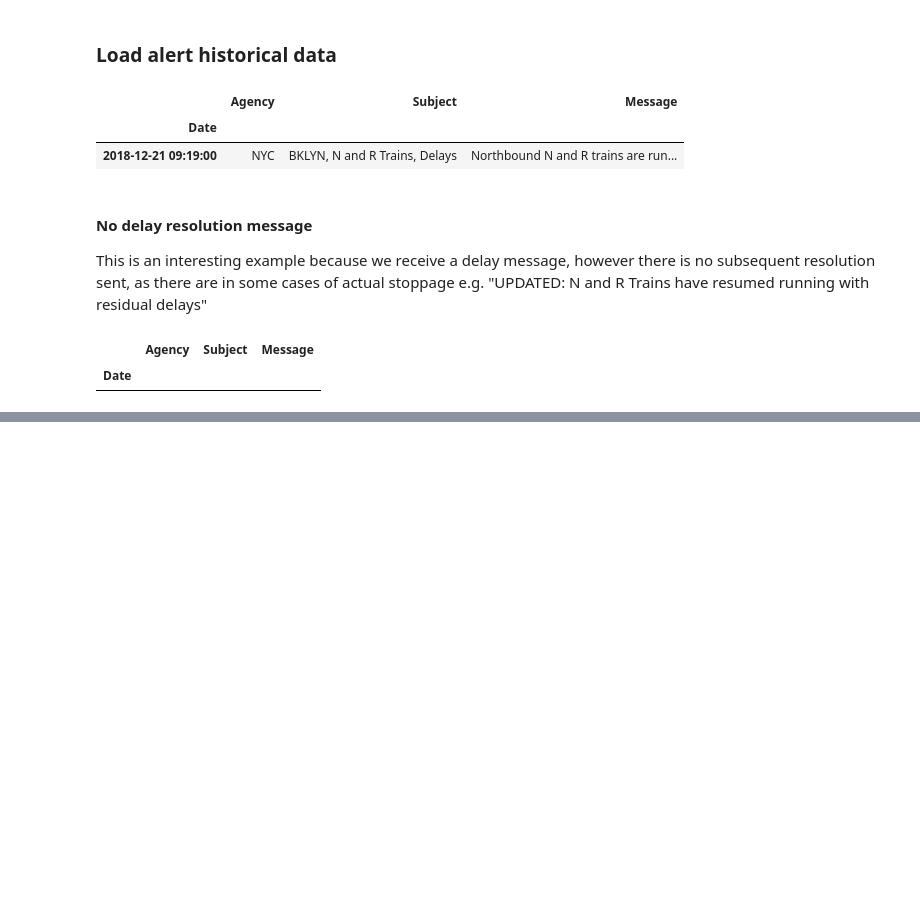
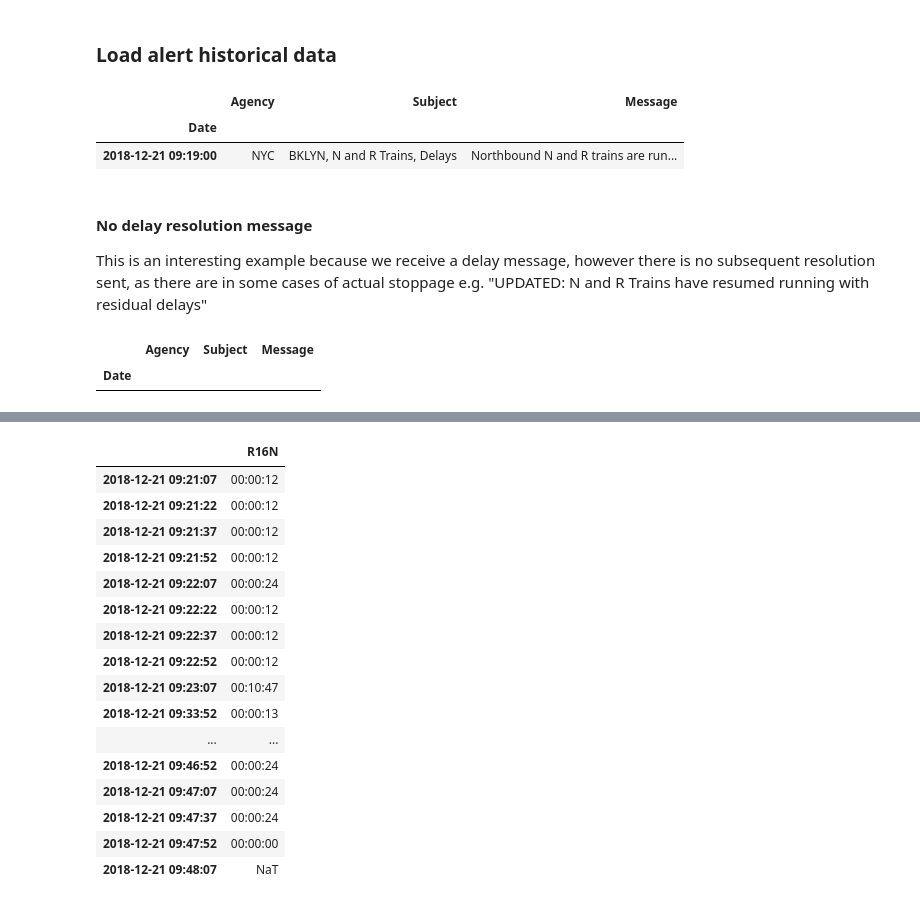
Before and after one commit to b-koopman/MTADelayPredict, a Jupyter notebook: Notebooks/DataExploration.ipynb, the cells around one changed output, grey strips where cells are left out. Drawn from its saved outputs; the diff is of its cells as text; code cells hidden in the pictures; blank space fills up the shorter version.

Commit message:
Calculate observed and scheduled time till next train

```diff
--- a/Notebooks/DataExploration.ipynb
+++ b/Notebooks/DataExploration.ipynb
@@ -248,0 +133,6 @@ header {
+# %%
+msg = gtfs_realtime_pb2.FeedMessage()
+
+with open(os.path.join(data_dir, '201812/20181221/gtfs_nqrw_20181221_091953.gtfs'),'rb') as fh:
+#with open(os.path.join(data_dir, '201812/20181221/gtfs_bdfm_20181221_091949.gtfs'),'rb') as fh:
+    msg.ParseFromString(fh.read())
@@ -248,0 +213,28 @@ header {
+# %%
+# Retrieved from: https://docs.python.org/3/library/itertools.html#itertools.groupby 4/29/2020
+from itertools import zip_longest
+
+def grouper(iterable, n, fillvalue=None):
+    "Collect data into fixed-length chunks or blocks"
+    # grouper('ABCDEFG', 3, 'x') --> ABC DEF Gxx"
+    args = [iter(iterable)] * n
+    return zip_longest(*args, fillvalue=fillvalue)
+# %%
+# There is a problem where the vehicle entites don't provide an easily discernable stop name
+# However, tfhe entities are paired up in as trip_entity  and vehicle entity
+# We can just iterate through the entities in groups of 2, and we always know what stop we are actually stopped at
+
+# TODO: Examine cases where this isn't well broken up into trip_update/vehicle pairings, maybe there are some other fun messages there
+
+def get_entities(msg):
+    for trip_entity,vehicle_entity in grouper(msg.entity, 2):
+
+        try:
+            assert trip_entity.HasField('trip_update')
+            assert vehicle_entity.HasField('vehicle')
+            assert trip_entity.trip_update.trip.trip_id == vehicle_entity.vehicle.trip.trip_id
+        except Exception:
+            print("Skipping entity pairing".format())
+            continue
+
+        yield((trip_entity, vehicle_entity))
@@ -248,0 +391,22 @@ header {
+# %%
+time_till_next_scheduled = next_scheduled_arrival_df.shift(-1) - next_scheduled_arrival_df
+# %%
+time_till_next_scheduled
+# %% [output]
+|  | R16N |
+| 2018-12-21 09:21:07 | 00:00:12 |
+| 2018-12-21 09:21:22 | 00:00:12 |
+| 2018-12-21 09:21:37 | 00:00:12 |
+| 2018-12-21 09:21:52 | 00:00:12 |
+| 2018-12-21 09:22:07 | 00:00:24 |
+| 2018-12-21 09:22:22 | 00:00:12 |
+| 2018-12-21 09:22:37 | 00:00:12 |
+| 2018-12-21 09:22:52 | 00:00:12 |
+| 2018-12-21 09:23:07 | 00:10:47 |
+| 2018-12-21 09:33:52 | 00:00:13 |
+| ... | ... |
+| 2018-12-21 09:46:52 | 00:00:24 |
+| 2018-12-21 09:47:07 | 00:00:24 |
+| 2018-12-21 09:47:37 | 00:00:24 |
+| 2018-12-21 09:47:52 | 00:00:00 |
+| 2018-12-21 09:48:07 | NaT |
```
Also changed, not shown: parts of 42 cells of this notebook, 1 other file.
